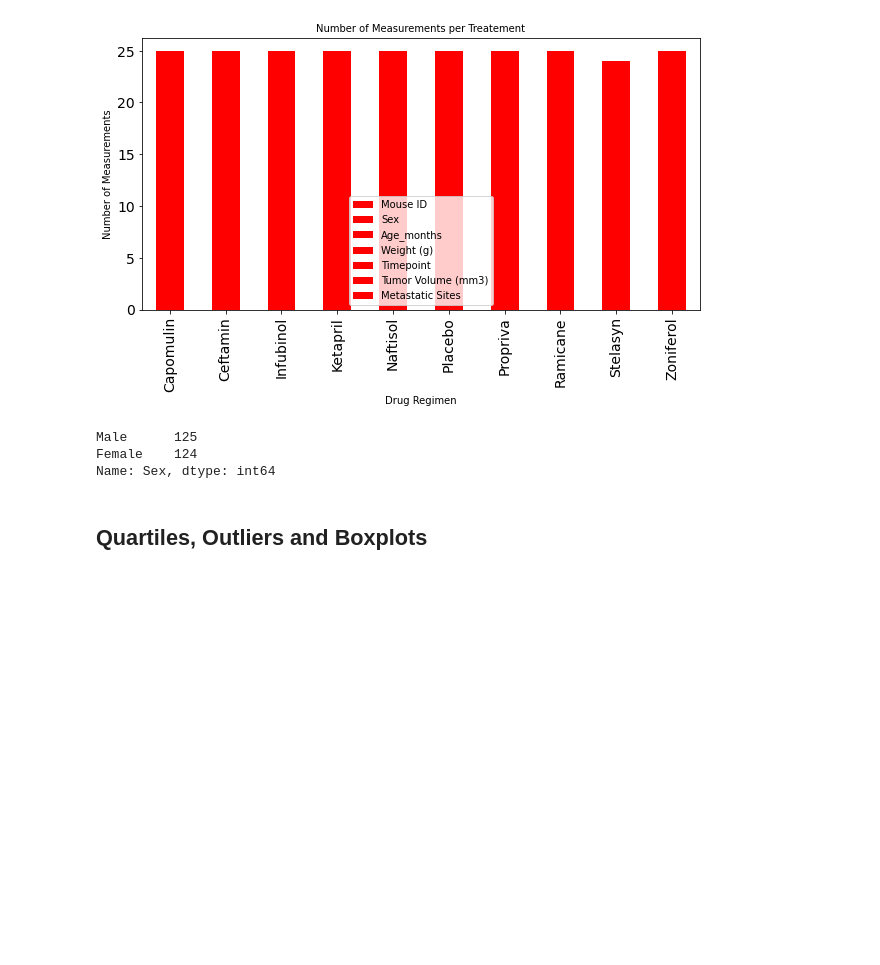
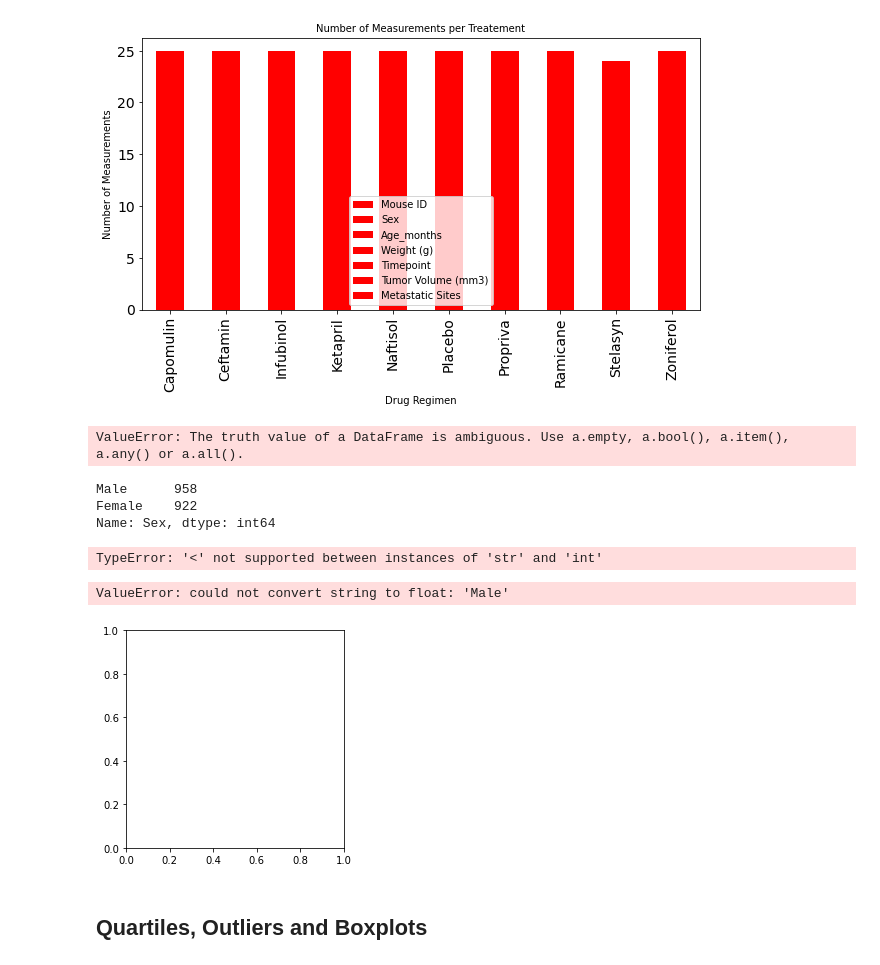
Before and after one commit to JohnMowry77/Pymaceuticals-, a Jupyter notebook: Pymaceuticals .ipynb, the cells around one changed output. Cells and saved outputs as stored; diff of their text form; code cells hidden in the pictures; blank space fills up the shorter version.

```diff
--- a/Pymaceuticals .ipynb
+++ b/Pymaceuticals .ipynb
@@ -351,16 +376,24 @@ Text(0.5, 1.0, 'Number of Measurements per Treatement')
 [figure]
 # %%
 # Generate a bar plot showing the total number of measurements taken on each drug regimen using pyplot.
+number_of_measurements=clean_mice_df.groupby(["Drug Regimen"]).count()
+
+x_axis=np.arange(number_of_measurements)
 
 # x-axis different regimens  #y- axis all the measurements w/ multiple measurements per mouse (clean_mice_df)
 #if you want to use the plt.plot method, remember you have to supply it with both the x and y axis
 # Unemployment 1:10 into Pandas 3
 #clean_mice_df
 
+plt.bar(x_axis, number_of_measurements, color='g', alpha=0.5, align="center")
+
+
 #x_axis= clean_mice_df.keys()
 #x_axis
 #plt.plot(x_axis[["Drug Regimen"], number_of_measurements])
 #Drug Regimen
+# %% [output]
+ValueError: The truth value of a DataFrame is ambiguous. Use a.empty, a.bool(), a.item(), a.any() or a.all().
 # %%
 #mice_gender=clean_mice_df.loc[:, ['Sex']].groupby('Sex')
 #mice_gender=clean_mice_df.loc[:, ['Mouse ID', 'Sex']].groupby('Sex')
@@ -371,11 +404,11 @@ Text(0.5, 1.0, 'Number of Measurements per Treatement')
 # %%
 # Find the value_counts of each sex. This will be useful/convenient as once you have it
 # you can do a .plot() against it immediately after.
-mice_gender=clean_mice_df["Sex"]
+mice_gender=cleaned_df["Sex"]
 mice_gender.value_counts()#.plot()
 # %% [output]
-Male      125
-Female    124
+Male      958
+Female    922
 Name: Sex, dtype: int64
 # %%
 # Generate a pie plot showing the distribution of female versus male mice using pandas
@@ -385,8 +418,10 @@ Name: Sex, dtype: int64
 
 mice_gender_plot=mice_gender.plot.pie(suplots=True, figsize=(11,6))
 
-clean_mice_df.plot( x='Sex', kind='pie')
+cleaned_df.plot( x='Sex', kind='pie')
 plt.show()
+# %% [output]
+TypeError: '<' not supported between instances of 'str' and 'int'
 # %%
 #clean_mice_df.loc[:, ['Mouse ID', 'Sex']].groupby('Sex').count().plot(kind='bar')#Male/Female Bar Plot
 # %%
@@ -398,7 +433,16 @@ plt.show()
 #clean_mice_df.dtypes
 # %%
 # Generate a pie plot showing the distribution of female versus male mice using pyplot
+# create lables for our pie chart
+labels=["Female", "Male"]
+gender_diff=[mice_gender]
+colors = ["red", "orange"]
+explode=(0.1,0)
+plt.pie(gender_diff,explode=explode, labels=labels, colors=colors)
 
 # 05-Stu_BikeTrippin-Groupby/Unsolved we worked on this to get a pie chart for male/female bikeid
+# %% [output]
+ValueError: could not convert string to float: 'Male'
+[figure, added]
 # %% [markdown]
 ## Quartiles, Outliers and Boxplots
```
Also changed, not shown: parts of 27 cells of this notebook.
